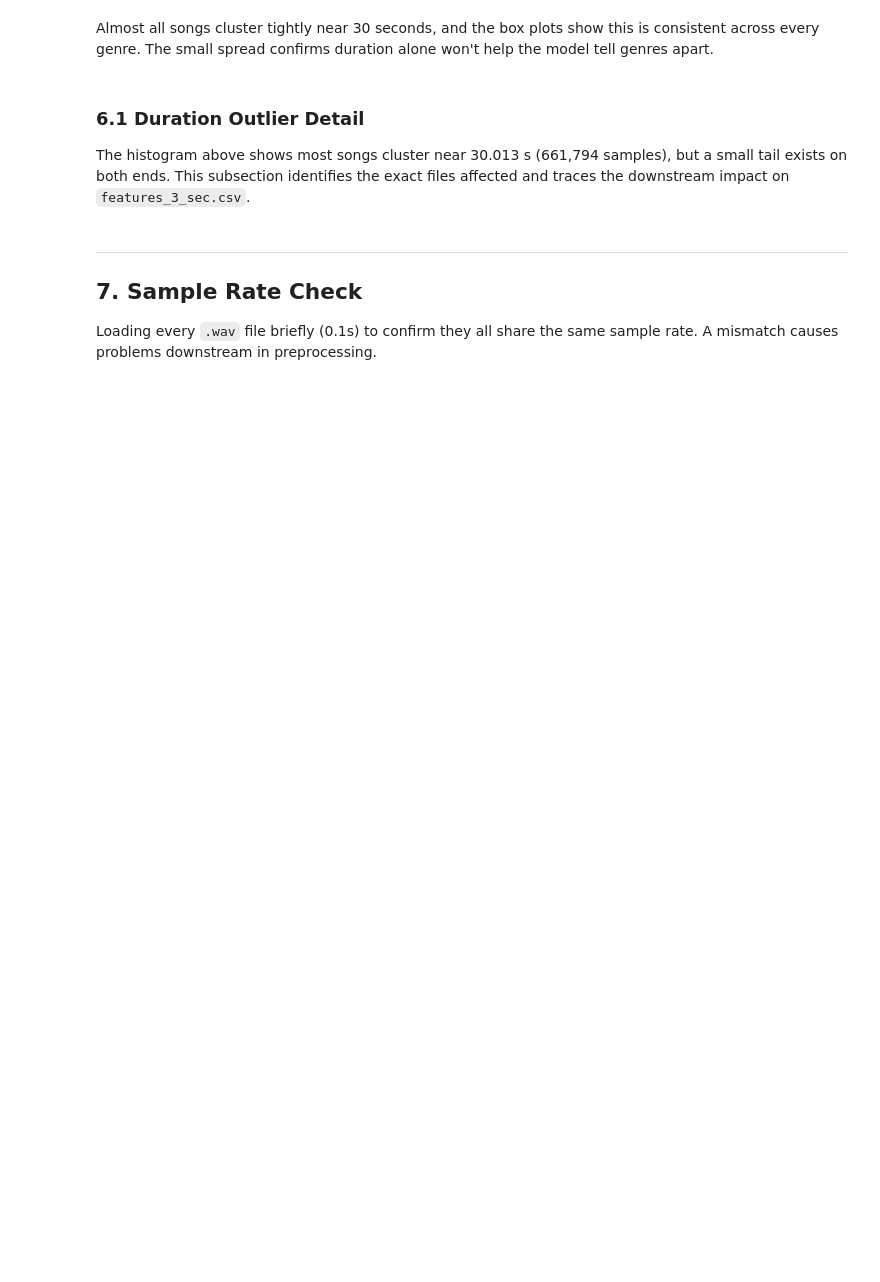
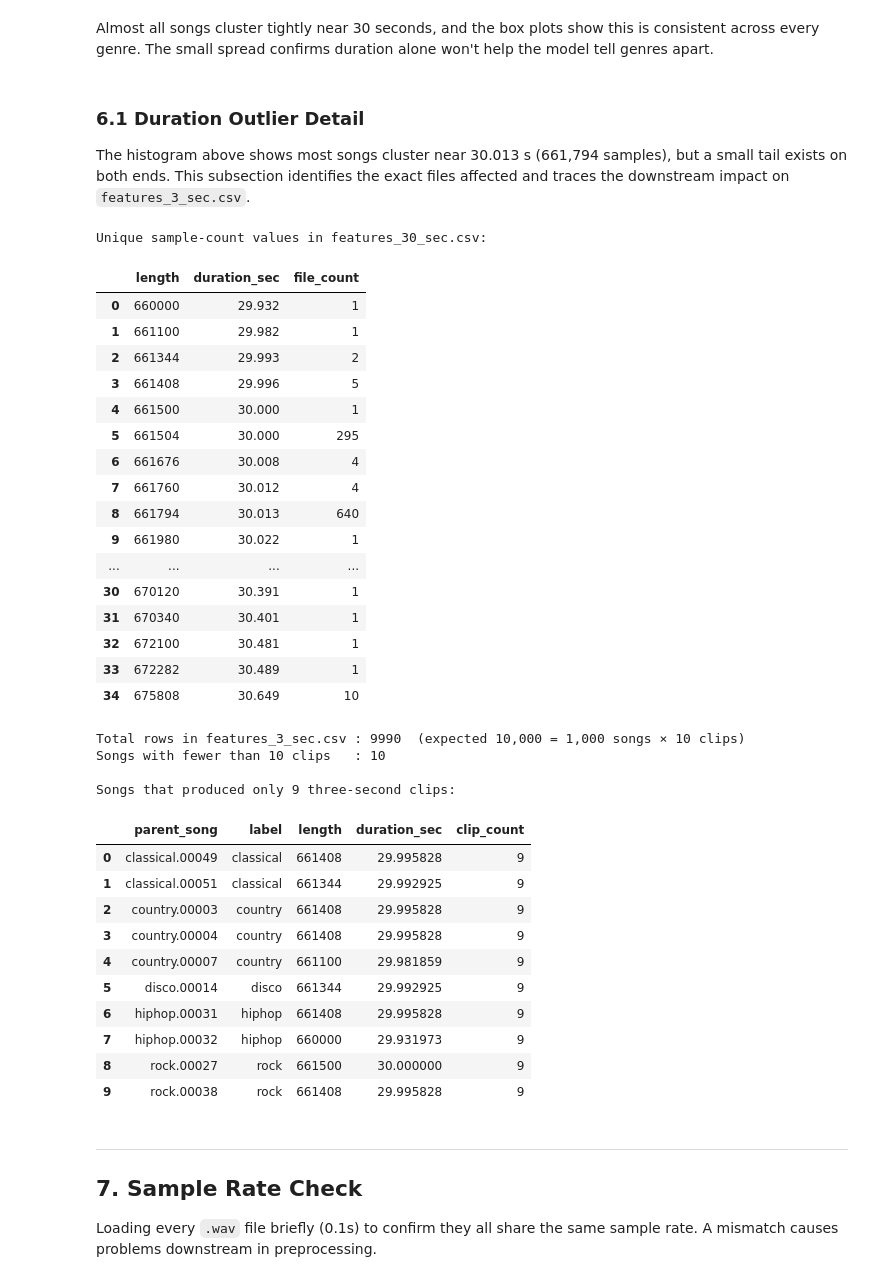
Before and after one commit to ach0309/audio-genre-classifier, a Jupyter notebook: code/1_explore.ipynb, the cells around one changed output. Cells and saved outputs as stored; diff of their text form; code cells hidden in the pictures; blank space fills up the shorter version.

```diff
--- a/code/1_explore.ipynb
+++ b/code/1_explore.ipynb
@@ -345,7 +430,8 @@ Almost all songs cluster tightly near 30 seconds, and the box plots show this is
 
 The histogram above shows most songs cluster near 30.013 s (661,794 samples), but a small tail exists on both ends. This subsection identifies the exact files affected and traces the downstream impact on `features_3_sec.csv`.
 # %%
-CLIP_SR = 22050  # confirmed native sample rate
+CLIP_SR   = 22050
+CSV_TRAIN = repo_root / 'data' / 'features_3_sec.csv'
 
 # Unique length values across all 1,000 songs
 length_dist = (
@@ -354,33 +440,67 @@ length_dist = (
     .reset_index()
     .assign(duration_sec=lambda d: (d['length'] / CLIP_SR).round(3))
     .sort_values('length')
     [['length', 'duration_sec', 'file_count']]
     .reset_index(drop=True)
 )
 print('Unique sample-count values in features_30_sec.csv:')
 display(length_dist)
 
 # Cross-reference with features_3_sec.csv to count clips per parent song
 df3 = pd.read_csv(CSV_TRAIN)
 df3['parent_song'] = df3['filename'].str.rsplit('.', n=2).str[0]
 df['parent_song']  = df['filename'].str.rsplit('.', n=1).str[0]
 
 clips_per_song = df3.groupby('parent_song').size().rename('clip_count')
 
 print(f'\nTotal rows in features_3_sec.csv : {len(df3)}  (expected 10,000 = 1,000 songs × 10 clips)')
 print(f'Songs with fewer than 10 clips   : {(clips_per_song < 10).sum()}')
 
 nine_clip_detail = (
     clips_per_song[clips_per_song < 10]
     .reset_index()
     .merge(df[['parent_song', 'label', 'length', 'duration_sec']], on='parent_song', how='left')
     [['parent_song', 'label', 'length', 'duration_sec', 'clip_count']]
     .sort_values('label')
     .reset_index(drop=True)
 )
 print()
 print('Songs that produced only 9 three-second clips:')
 display(nine_clip_detail)
+# %% [output]
+Unique sample-count values in features_30_sec.csv:
+|  | length | duration_sec | file_count |
+| 0 | 660000 | 29.932 | 1 |
+| 1 | 661100 | 29.982 | 1 |
+| 2 | 661344 | 29.993 | 2 |
+| 3 | 661408 | 29.996 | 5 |
+| 4 | 661500 | 30.000 | 1 |
+| 5 | 661504 | 30.000 | 295 |
+| 6 | 661676 | 30.008 | 4 |
+| 7 | 661760 | 30.012 | 4 |
+| 8 | 661794 | 30.013 | 640 |
+| 9 | 661980 | 30.022 | 1 |
+| ... | ... | ... | ... |
+| 30 | 670120 | 30.391 | 1 |
+| 31 | 670340 | 30.401 | 1 |
+| 32 | 672100 | 30.481 | 1 |
+| 33 | 672282 | 30.489 | 1 |
+| 34 | 675808 | 30.649 | 10 |
+Total rows in features_3_sec.csv : 9990  (expected 10,000 = 1,000 songs × 10 clips)
+Songs with fewer than 10 clips   : 10
+
+Songs that produced only 9 three-second clips:
+|  | parent_song | label | length | duration_sec | clip_count |
+| 0 | classical.00049 | classical | 661408 | 29.995828 | 9 |
+| 1 | classical.00051 | classical | 661344 | 29.992925 | 9 |
+| 2 | country.00003 | country | 661408 | 29.995828 | 9 |
+| 3 | country.00004 | country | 661408 | 29.995828 | 9 |
+| 4 | country.00007 | country | 661100 | 29.981859 | 9 |
+| 5 | disco.00014 | disco | 661344 | 29.992925 | 9 |
+| 6 | hiphop.00031 | hiphop | 661408 | 29.995828 | 9 |
+| 7 | hiphop.00032 | hiphop | 660000 | 29.931973 | 9 |
+| 8 | rock.00027 | rock | 661500 | 30.000000 | 9 |
+| 9 | rock.00038 | rock | 661408 | 29.995828 | 9 |
 # %% [markdown]
 ---
 ## 7. Sample Rate Check
```
Also changed, not shown: parts of 16 cells of this notebook, 8 other files.
